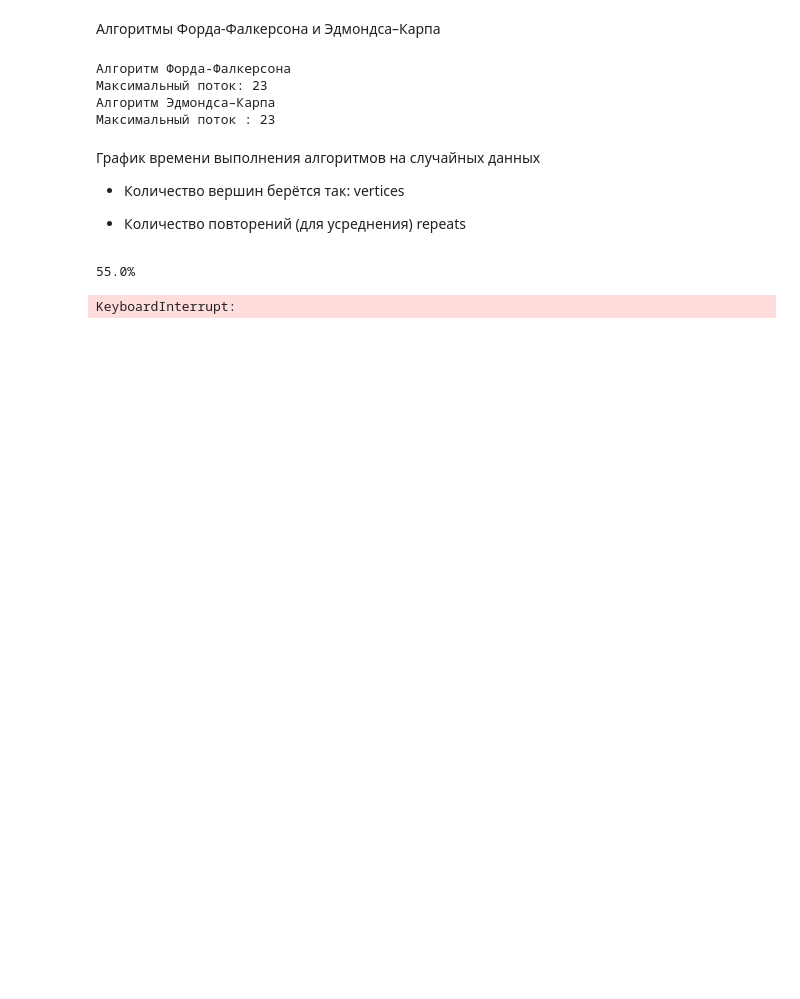
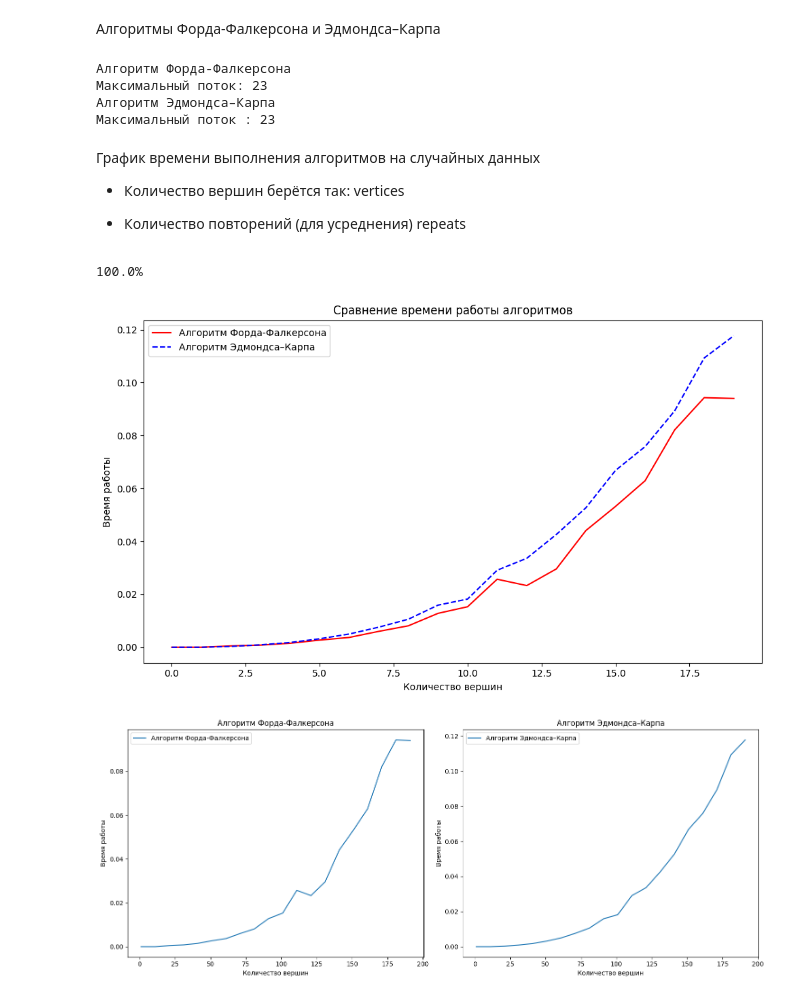
Before and after one commit to OneTwoZzzPlus/ITMO.STUDY, a Jupyter notebook: DM/DM-HW-2/main.ipynb, the cells around one changed output. Cells and saved outputs as stored; diff of their text form; code cells hidden in the pictures; blank space fills up the shorter version.

```diff
--- a/DM/DM-HW-2/main.ipynb
+++ b/DM/DM-HW-2/main.ipynb
@@ -38,7 +38,7 @@ vertices
 - Количество повторений (для усреднения)
 repeats
 # %%
-vertices = range(1, 1000, 50)
+vertices = range(1, 200, 10)
 repeats = 10
 
 # Генератор таблиц смежности
@@ -107,32 +107,33 @@ ax.plot(x_values, EK_values, color='blue', linestyle='--', label='Алгорит
 ax.legend()
 ax.set_xlabel('Количество вершин')
 ax.set_ylabel('Время работы')
 ax.set_title('Сравнение времени работы алгоритмов')
 
 # Отображаем график
 plt.tight_layout()
 plt.show()
 
 # Создаем два отдельных графика
 fig, (ax1, ax2) = plt.subplots(1, 2, figsize=(15, 6))
 
 # График для алгоритм Форда-Фалкерсона
 ax1.plot(vertices, time_data_FF, label='Алгоритм Форда-Фалкерсона')
 ax1.set_xlabel('Количество вершин')
 ax1.set_ylabel('Время работы')
 ax1.set_title('Алгоритм Форда-Фалкерсона')
 ax1.legend()
 
 # График для алгоритма Эдмондса–Карпа
 ax2.plot(vertices, time_data_EK, label='Алгоритм Эдмондса–Карпа')
 ax2.set_xlabel('Количество вершин')
 ax2.set_ylabel('Время работы')
 ax2.set_title('Алгоритм Эдмондса–Карпа')
 ax2.legend()
 
 # Отображаем графики
 plt.tight_layout()
 plt.show()
 # %% [output]
-55.0%
+100.0%
-KeyboardInterrupt:
+[figure, added]
+[figure, added]
```
Also changed, not shown: 16 other files.
